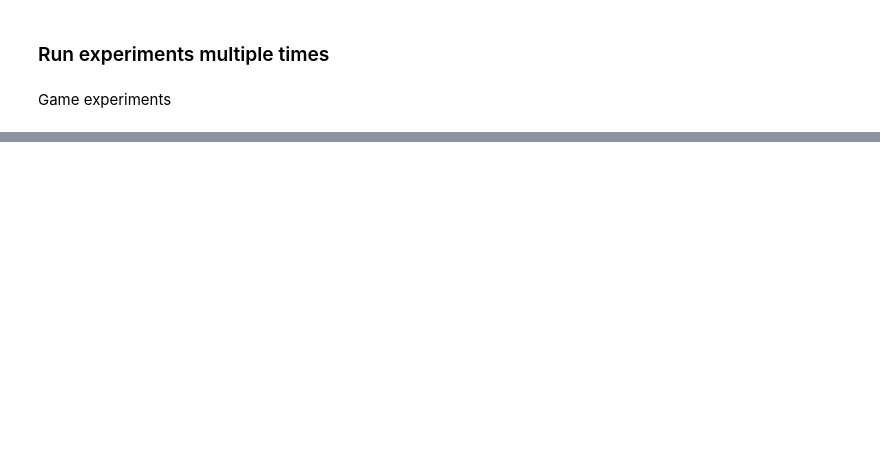
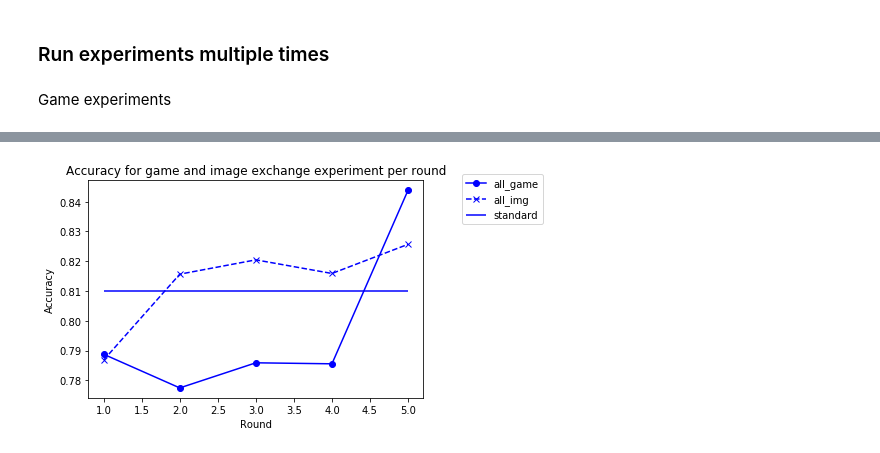
Before and after one commit to lindalw/CDM, a Jupyter notebook: photobook_dataset/discriminator/Run_model.ipynb, the cells around one changed output, grey strips where cells are left out. Cells and saved outputs as stored; diff of their text form; code cells hidden in the pictures; blank space fills up the shorter version.

Commit message:
Fix segment run, add dataframe as output for experiment run, add game and img analysis plot

```diff
--- a/photobook_dataset/discriminator/Run_model.ipynb
+++ b/photobook_dataset/discriminator/Run_model.ipynb
@@ -519,7 +500,7 @@ The experiments will be saved in the experiment_names dictionary.
 # %%
 def experiment_accs(conditions_inds, split='test'):
     # Get dataframes
-    dataset_pred_no_hist_exp, dataset_pred_hist_cp_exp = get_pred_datasets(split=split)
+    dataset_pred_no_hist_exp, dataset_pred_hist_cp_exp, conditions_inds, condition_seg_hist, dataframe = get_pred_datasets(split=split)
     # Get predictions of the segments
     dataframe_exp = get_pred_dataframe(dataset_pred_no_hist_exp, dataset_pred_hist_cp_exp)
     # Get the accuracy dict
@@ -538,7 +519,7 @@ def run_experiment(experiment):
     print("No history")
     print(accs_nohist)
 
-    return accs_hist, accs_nohist
+    return accs_hist, accs_nohist, dataframe_exp
 
 def run_exp_games_imgs(round_id, chains, split, exp='games'):
     """
@@ -552,7 +533,7 @@ def run_exp_games_imgs(round_id, chains, split, exp='games'):
         chain_test_img_n, segments, changed_seg_ids = pert_exchange_imgs(chain_copy, round_id, chain_file_start='data/test_imgs_', segment_file_start='data/test_imgs_', output=True)
 
     # Get dataframes
-    dataset_pred_no_hist_exp, dataset_pred_hist_cp_exp = get_pred_datasets(split=split)
+    dataset_pred_no_hist_exp, dataset_pred_hist_cp_exp, conditions_inds, condition_seg_hist, dataframe = get_pred_datasets(split=split)
 
     # Get predictions of the segments
     dataframe_exp = get_pred_dataframe(dataset_pred_no_hist_exp, dataset_pred_hist_cp_exp)
@@ -562,7 +543,7 @@ def run_exp_games_imgs(round_id, chains, split, exp='games'):
     # Get the number of segments that were changed per condition
     lengths = check_lengths(changed_seg_ids, conditions_inds)
 
-    return accs_hist, accs_nohist, results_hist, results_nohist, lengths
+    return accs_hist, accs_nohist, results_hist, results_nohist, lengths, dataframe_exp
 # %%
 
 def experiment_results(experiment_names, chains, experiment='standard', prob=1):
@@ -815,0 +823,5 @@ pickle.dump( experiment_names, open( "experiment_names_game_img_2405.p", "wb" )
+# %%
+for i in range(3):
+    experiment_names, accs_hist, accs_nohist, lengths = experiment_results(experiment_names, chains=chain_test_set.chains,
+                                                                           experiment='shuffle', prob=1)
+experiment_names
@@ -815,0 +897,3 @@ pickle.dump( experiment_names, open( "experiment_names_game_img_2405.p", "wb" )
+# %%
+experiment_names = pickle.load(open( "experiment_names_game_img_2505.p", "rb" ) )
+experiment_names
@@ -815,0 +959,3 @@ pickle.dump( experiment_names, open( "experiment_names_game_img_2405.p", "wb" )
+# %%
+accs_hist, accs_nohist, lengths = print_accs('games_0', print_res=True)
+# fill_between
@@ -815,0 +985,60 @@ pickle.dump( experiment_names, open( "experiment_names_game_img_2405.p", "wb" )
+# %%
+colors = ['blue', 'orange', 'green', 'red', 'purple']
+x_range = list(range(1,6))
+plot_conds = ['hT_nhT', 'hT_nhF','hF_nhT','hF_nhF', 'all']
+plot_conds = ['all']
+
+# Create the hist_means dictionary
+hist_means = {condition:[] for condition in accs_hist}
+nohist_means = {condition:[] for condition in accs_hist}
+for i in range(5):
+    experiment = 'games_'+str(i)
+    accs_hist, accs_nohist, lengths = print_accs(experiment, print_res=False)
+    for condition in accs_hist:
+        hist_means[condition].append(accs_hist[condition].mean())
+        nohist_means[condition].append(accs_nohist[condition].mean())
+
+# Plot the game lines
+for i in range(len(plot_conds)):
+    condition = list(plot_conds)[i]
+    plt.plot(x_range, hist_means[condition], marker='o', label=condition+"_game", color=colors[i])
+
+plt.title("Accuracy for game exchange experiment per round")
+plt.ylabel('Accuracy')
+plt.xlabel('Round')
+plt.legend()
+# plt.show()
+
+
+# Create dicts with the mean accuracies
+hist_means = {condition:[] for condition in accs_hist}
+nohist_means = {condition:[] for condition in accs_hist}
+for i in range(5):
+    experiment = 'imgs_'+str(i)
+    accs_hist, accs_nohist, lengths = print_accs(experiment, print_res=False)
+    for condition in accs_hist:
+        hist_means[condition].append(accs_hist[condition].mean())
+        nohist_means[condition].append(accs_nohist[condition].mean())
+
+# Plot the images mean accuracies
+for i in range(len(plot_conds)):
+    condition = list(plot_conds)[i]
+    plt.plot(x_range, hist_means[condition], marker='x', label=condition+'_img', color=colors[i], linestyle='--')
+
+# Plot the standard results (i.e. 0 or 1)
+for i in range(len(plot_conds)):
+    condition = list(plot_conds)[i]
+    plt.hlines(accs_hist_orig[condition]+(i*.02), 1, 5, color=colors[i], label='standard')
+
+# Plot the random baseline
+# plt.hlines(1/6, 1, 5, color='black', label='random')
+# plt.hlines(1/12, 1, 5, color='black')
+
+plt.title("Accuracy for game and image exchange experiment per round")
+plt.ylabel('Accuracy')
+plt.xlabel('Round')
+plt.legend()
+plt.legend(bbox_to_anchor=(1.1, 1.05))
+plt.show()
+# %% [output]
+[figure, added]
```
Also changed, not shown: parts of 30 cells of this notebook, 2 other files.
